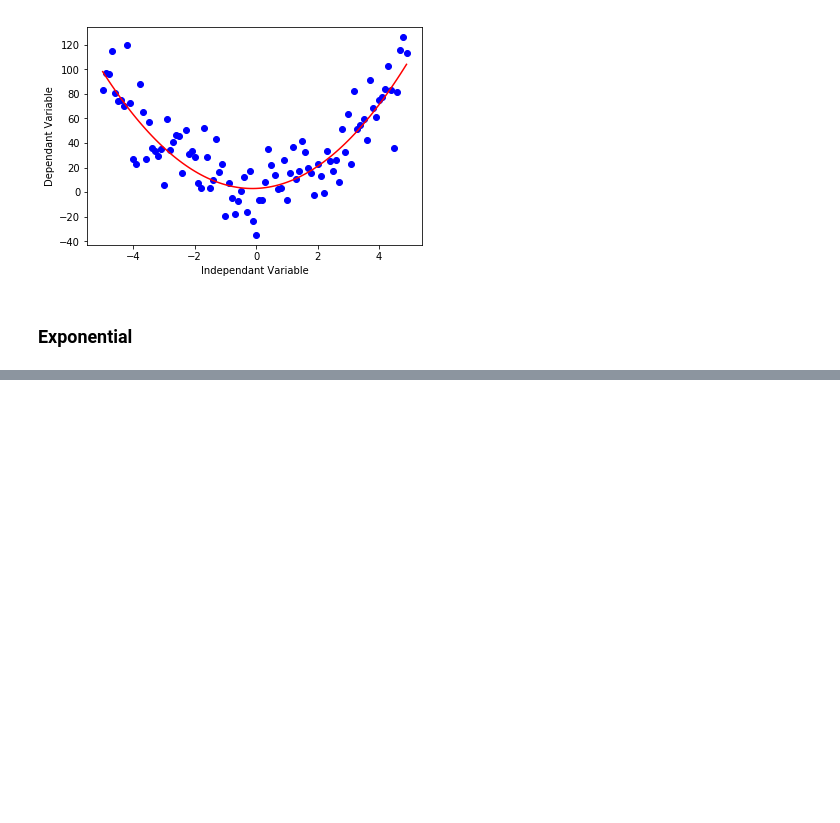
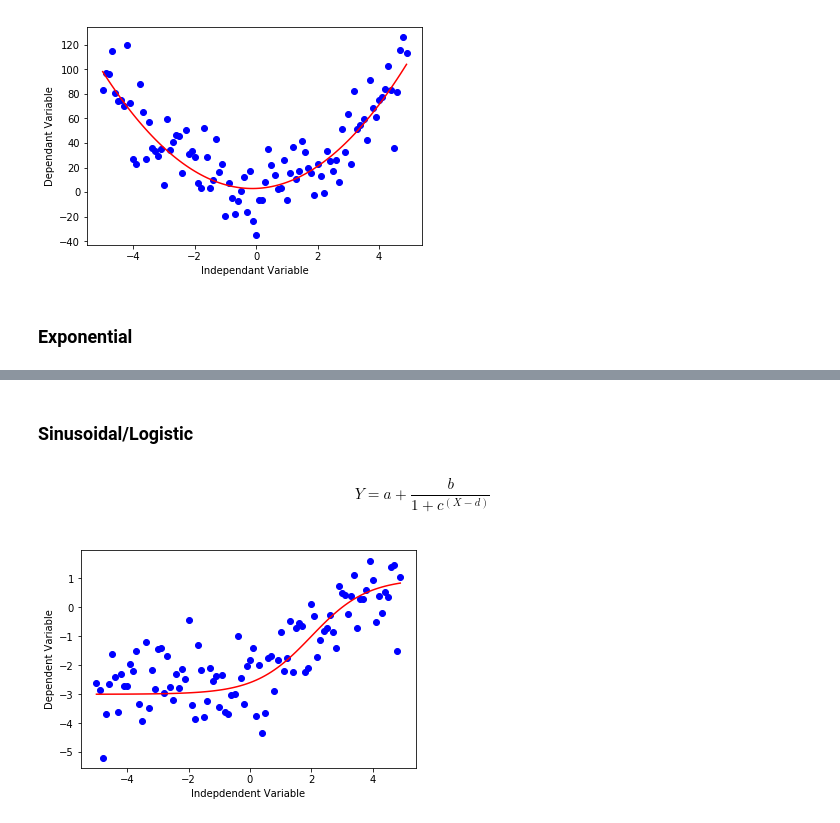
Before and after one commit to infiniteoverflow/Regressions, a Jupyter notebook: Regressions.ipynb, the cells around one changed output, grey strips where cells are left out. Cells and saved outputs as stored; diff of their text form; code cells hidden in the pictures; blank space fills up the shorter version.

```diff
--- a/Regressions.ipynb
+++ b/Regressions.ipynb
@@ -474,0 +495,22 @@ plt.show()
+# %% [markdown]
+### Sinusoidal/Logistic
+# %% [markdown]
+$$ Y = a + \frac{b}{1+ c^{(X-d)}}$$
+# %%
+X = np.arange(-5.0, 5.0, 0.1)
+
+##You can adjust the slope and intercept to verify the changes in the graph
+
+Y = 1-4/(1+np.power(3, X-2))
+
+Y_noise = np.random.normal(size = x.size)
+
+Y_data = Y+Y_noise
+
+plt.scatter(X,Y_data,color='blue')
+plt.plot(X,Y,'-r')
+plt.ylabel('Dependent Variable')
+plt.xlabel('Indepdendent Variable')
+plt.show()
+# %% [output]
+[figure, added]
```
Also changed, not shown: parts of 3 cells of this notebook.
